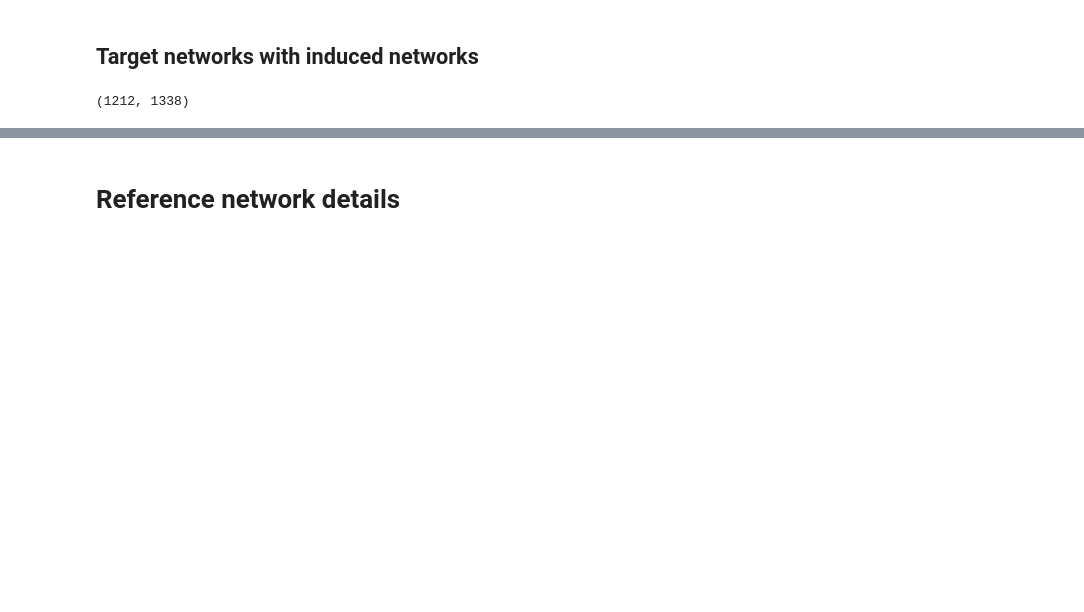
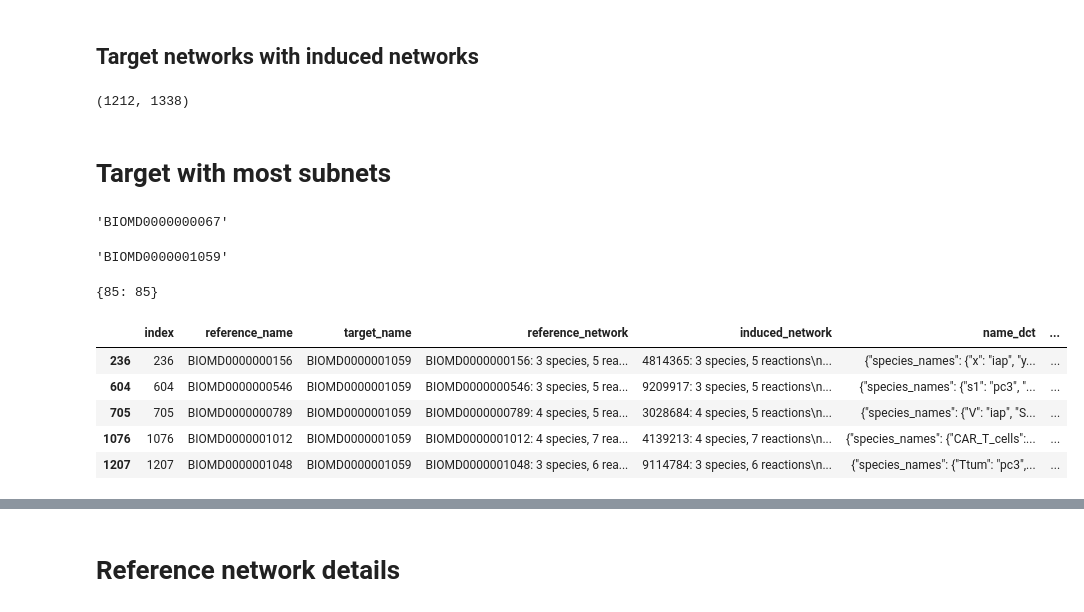
Before and after one commit to ModelEngineering/pySubnetSB, a Jupyter notebook: notebooks/plots_for_paper.ipynb, the cells around one changed output, grey strips where cells are left out. Drawn from its saved outputs; the diff is of its cells as text; code cells hidden in the pictures; blank space fills up the shorter version.

```diff
--- a/notebooks/plots_for_paper.ipynb
+++ b/notebooks/plots_for_paper.ipynb
@@ -608,3 +608,9 @@ if False:
 len(STRONG_DF), len(WEAK_DF)
 # %% [output]
 (1212, 1338)
+# %% [markdown]
+# Target with most subnets
+# %%
+targets[0]
+# %% [output]
+'BIOMD0000000067'
@@ -610,0 +621,18 @@ len(STRONG_DF), len(WEAK_DF)
+# %%
+max(STRONG_DF[cn.FINDER_TARGET_NAME].values)
+# %% [output]
+'BIOMD0000001059'
+# %%
+{t: t for t in target_dct.keys() if  target_dct[t] == 57}
+# %% [output]
+{85: 85}
+# %%
+sel = STRONG_DF[cn.FINDER_TARGET_NAME] == "BIOMD0000001059"
+STRONG_DF[sel]
+# %% [output]
+|  | index | reference_name | target_name | reference_network | induced_network | name_dct | ... |
+| 236 | 236 | BIOMD0000000156 | BIOMD0000001059 | BIOMD0000000156: 3 species, 5 rea... | 4814365: 3 species, 5 reactions\n... | {"species_names": {"x": "iap", "y... | ... |
+| 604 | 604 | BIOMD0000000546 | BIOMD0000001059 | BIOMD0000000546: 3 species, 5 rea... | 9209917: 3 species, 5 reactions\n... | {"species_names": {"s1": "pc3", "... | ... |
+| 705 | 705 | BIOMD0000000789 | BIOMD0000001059 | BIOMD0000000789: 4 species, 5 rea... | 3028684: 4 species, 5 reactions\n... | {"species_names": {"V": "iap", "S... | ... |
+| 1076 | 1076 | BIOMD0000001012 | BIOMD0000001059 | BIOMD0000001012: 4 species, 7 rea... | 4139213: 4 species, 7 reactions\n... | {"species_names": {"CAR_T_cells":... | ... |
+| 1207 | 1207 | BIOMD0000001048 | BIOMD0000001059 | BIOMD0000001048: 3 species, 6 rea... | 9114784: 3 species, 6 reactions\n... | {"species_names": {"Ttum": "pc3",... | ... |
```
Also changed, not shown: parts of 3 cells of this notebook, 7 other files.
